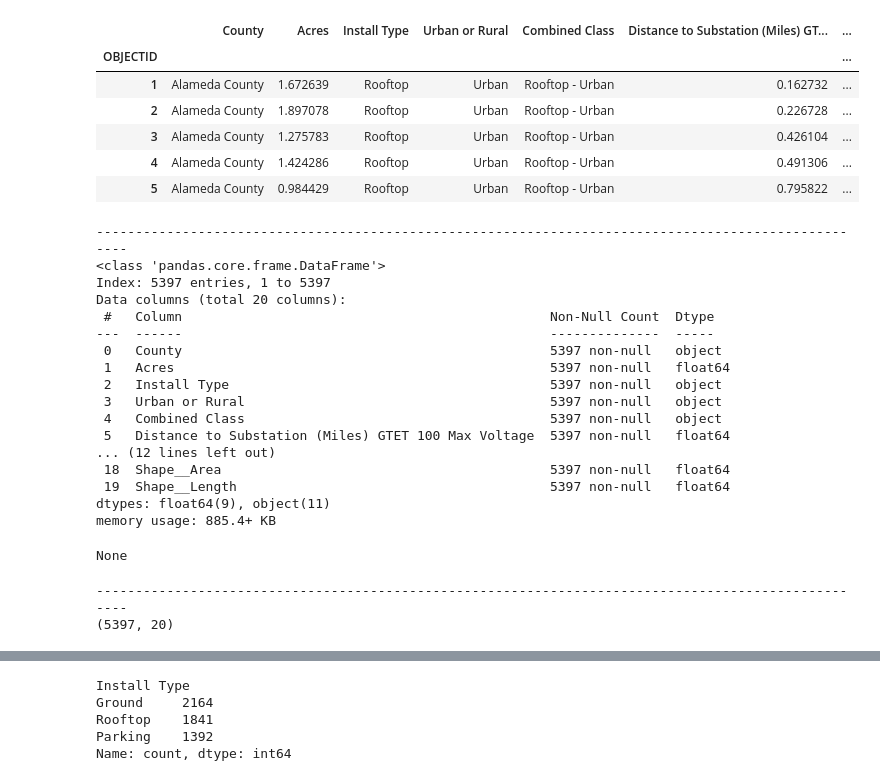
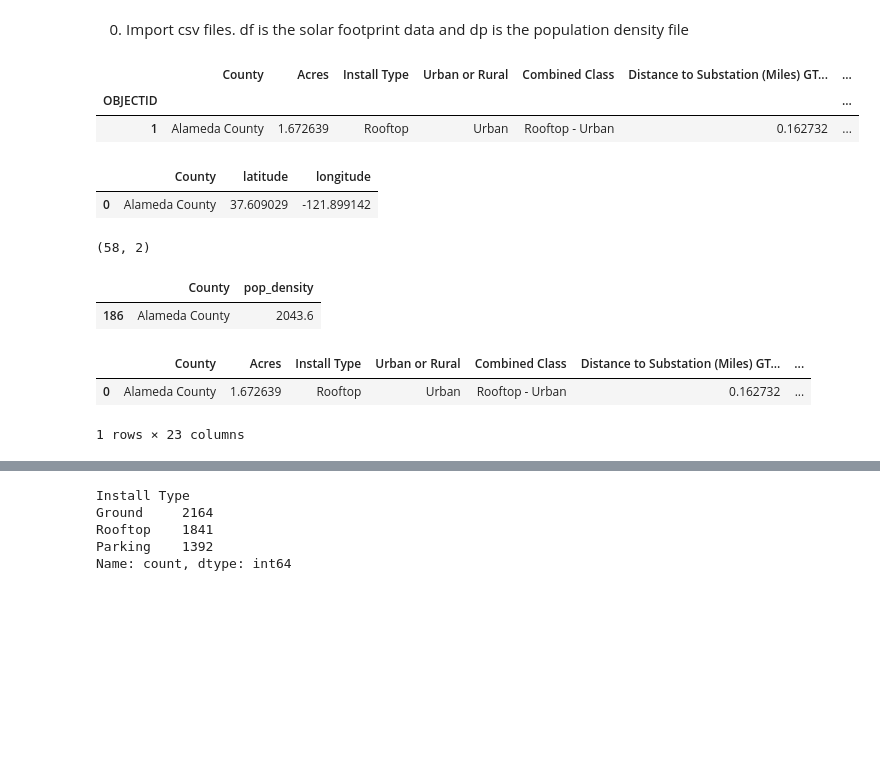
Before and after one commit to DataScientest-Studio/dec24_bds_solar_energy, a Jupyter notebook: notebooks/Data Exploration.ipynb, the cells around one changed output, grey strips where cells are left out. Saved outputs shown, nothing was run; the diff lists cells and outputs as text; code cells hidden in the pictures; blank space fills up the shorter version.

```diff
--- a/notebooks/Data Exploration.ipynb
+++ b/notebooks/Data Exploration.ipynb
@@ -4,40 +4,56 @@ import numpy as np
 import pandas as pd
 import matplotlib.pyplot as plt
 import seaborn as sns
+# %% [markdown]
+0. Import csv files. df is the solar footprint data and dp is the population density file
 # %%
-# read data file and display basic info
-#df = pd.read_csv(r'C:\Users\manym\Documents\Data Scientest project\data\raw\Solar_Footprints_V2_7811899327930675815.csv', index_col='OBJECTID')
+# read data file and display basic info - DF
 df = pd.read_csv(r'..\data\raw\Solar_Footprints_V2_7811899327930675815.csv', index_col='OBJECTID')
-display(df.head())
-print('----------------------------------------------------------------------------------------------------')
-display(df.info())
-print('----------------------------------------------------------------------------------------------------')
-print(df.shape)
+display(df.head(1))
+#print('----------------------------------------------------------------------------------------------------')
+#display(df.info())
+#print('----------------------------------------------------------------------------------------------------')
+#print(df.shape)
 # %% [output]
 |  | County | Acres | Install Type | Urban or Rural | Combined Class | Distance to Substation (Miles) GT... | ... |
 | OBJECTID |  |  |  |  |  |  | ... |
 | 1 | Alameda County | 1.672639 | Rooftop | Urban | Rooftop - Urban | 0.162732 | ... |
-| 2 | Alameda County | 1.897078 | Rooftop | Urban | Rooftop - Urban | 0.226728 | ... |
-| 3 | Alameda County | 1.275783 | Rooftop | Urban | Rooftop - Urban | 0.426104 | ... |
-| 4 | Alameda County | 1.424286 | Rooftop | Urban | Rooftop - Urban | 0.491306 | ... |
-| 5 | Alameda County | 0.984429 | Rooftop | Urban | Rooftop - Urban | 0.795822 | ... |
-----------------------------------------------------------------------------------------------------
-<class 'pandas.core.frame.DataFrame'>
-Index: 5397 entries, 1 to 5397
-Data columns (total 20 columns):
- #   Column                                               Non-Null Count  Dtype
----  ------                                               --------------  -----
- 0   County                                               5397 non-null   object
- 1   Acres                                                5397 non-null   float64
- 2   Install Type                                         5397 non-null   object
- 3   Urban or Rural                                       5397 non-null   object
- 4   Combined Class                                       5397 non-null   object
- 5   Distance to Substation (Miles) GTET 100 Max Voltage  5397 non-null   float64
-... (12 lines left out)
- 18  Shape__Area                                          5397 non-null   float64
- 19  Shape__Length                                        5397 non-null   float64
-dtypes: float64(9), object(11)
-memory usage: 885.4+ KB
-None
-----------------------------------------------------------------------------------------------------
-(5397, 20)
+# %%
+from geopy.geocoders import Nominatim
+# prepare latitude and longitude lists
+geolocator = Nominatim(user_agent="geoapi")
+california_counties=df.County.unique()
+latitude = []
+longitude = []
+for county in california_counties:
+    location = geolocator.geocode(f"{county}, California")
+    latitude.append(location.latitude)
+    longitude.append(location.longitude)
+dgeo=pd.DataFrame({'County':df.County.unique(),'latitude':latitude,'longitude':longitude})
+display(dgeo.head(1))
+# %% [output]
+|  | County | latitude | longitude |
+| 0 | Alameda County | 37.609029 | -121.899142 |
+# %%
+# read data file and display basic info - DP
+dp = pd.read_csv(r'../data/raw/Population-Density By County.csv')
+dp=dp[(dp['GEO.display-label']=='California')]
+dp=dp[['GCT_STUB.display-label','Density per square mile of land area']]
+dp.rename(columns={'GCT_STUB.display-label':'County','Density per square mile of land area':'pop_density'},inplace=True)
+print(dp.shape)
+display(dp.head(1))
+#print('----------------------------------------------------------------------------------------------------')
+#display(dp.info())
+# %% [output]
+(58, 2)
+|  | County | pop_density |
+| 186 | Alameda County | 2043.6 |
+# %%
+# Merge dp and dgeo into df based on County
+df = df.merge(dp, on='County', how='left')
+df = df.merge(dgeo, on='County', how='left')
+display(df.head(1))
+# %% [output]
+|  | County | Acres | Install Type | Urban or Rural | Combined Class | Distance to Substation (Miles) GT... | ... |
+| 0 | Alameda County | 1.672639 | Rooftop | Urban | Rooftop - Urban | 0.162732 | ... |
+1 rows × 23 columns
```
Also changed, not shown: parts of 12 cells of this notebook.
